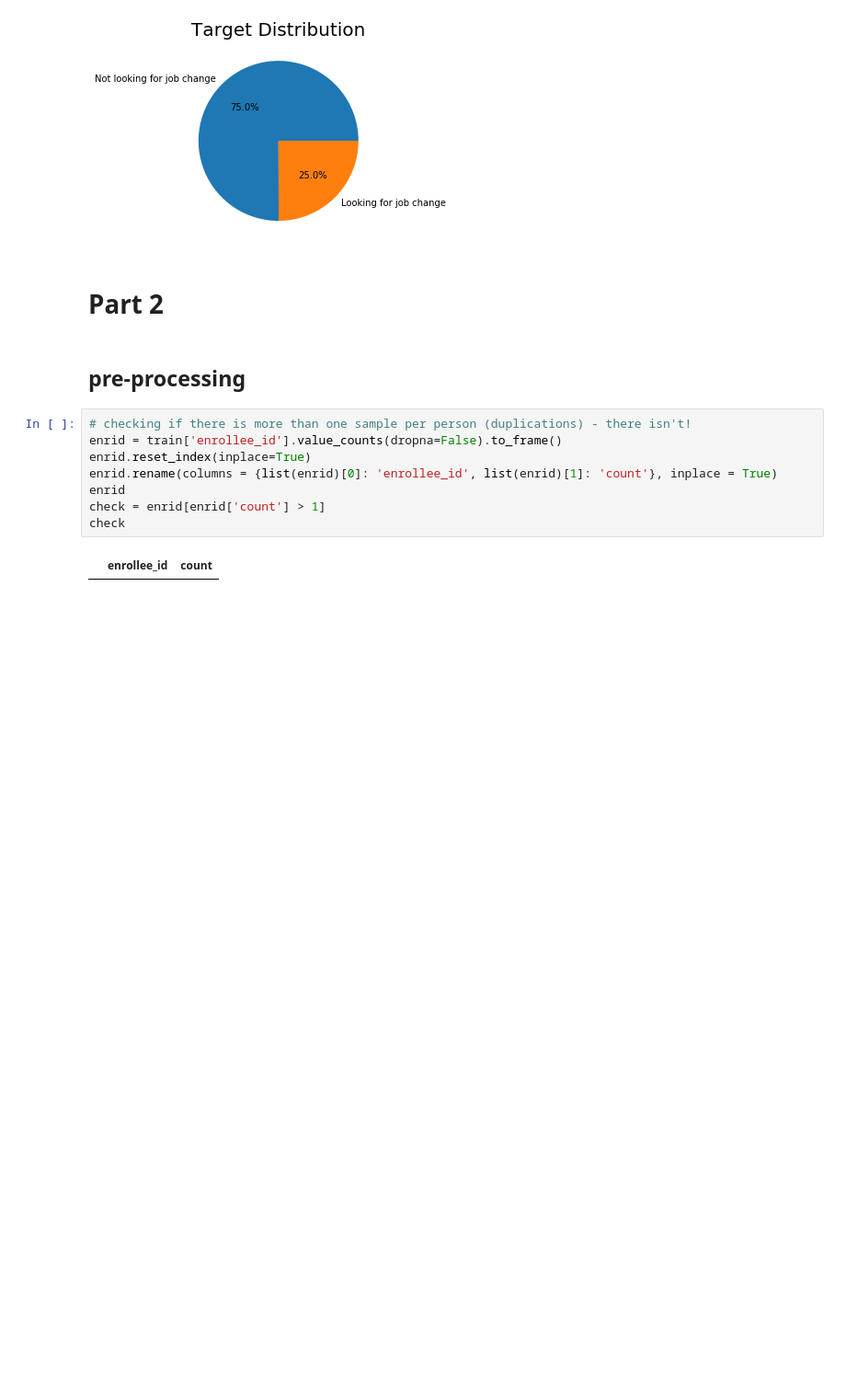
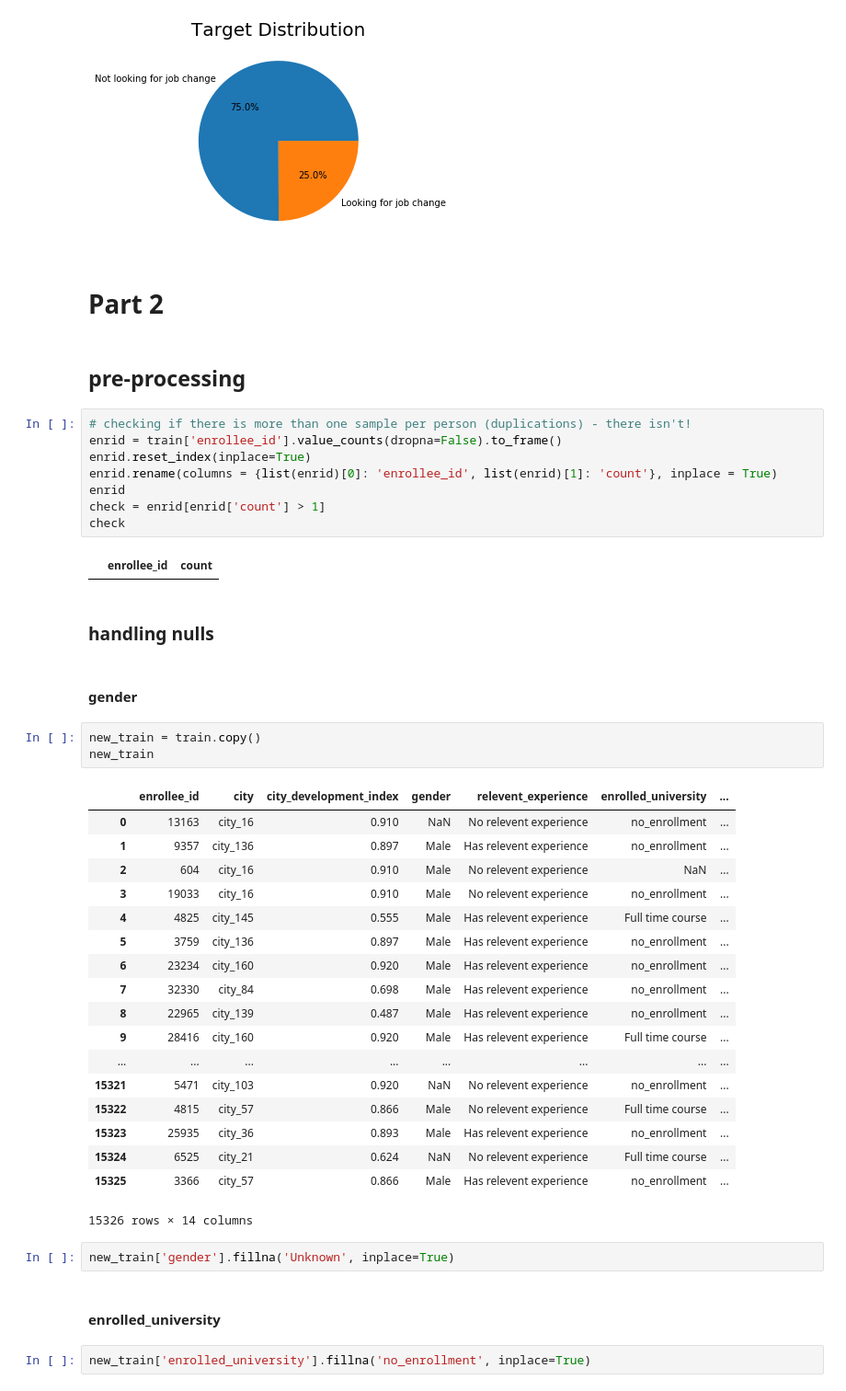
Before and after one commit to miritzk/ML_course, a Jupyter notebook: ML_Analysis.ipynb, the cells around one changed output. Shown at 92% size. Cells and saved outputs as stored; diff of their text form; blank space fills up the shorter version.

```diff
--- a/ML_Analysis.ipynb
+++ b/ML_Analysis.ipynb
@@ -639,3 +639,35 @@ check = enrid[enrid['count'] > 1]
 check
 # %% [output]
 |  | enrollee_id | count |
+# %% [markdown]
+### handling nulls
+# %% [markdown]
+#### gender
+# %%
+new_train = train.copy()
+new_train
+# %% [output]
+|  | enrollee_id | city | city_development_index | gender | relevent_experience | enrolled_university | ... |
+| 0 | 13163 | city_16 | 0.910 | NaN | No relevent experience | no_enrollment | ... |
+| 1 | 9357 | city_136 | 0.897 | Male | Has relevent experience | no_enrollment | ... |
+| 2 | 604 | city_16 | 0.910 | Male | No relevent experience | NaN | ... |
+| 3 | 19033 | city_16 | 0.910 | Male | No relevent experience | no_enrollment | ... |
+| 4 | 4825 | city_145 | 0.555 | Male | Has relevent experience | Full time course | ... |
+| 5 | 3759 | city_136 | 0.897 | Male | Has relevent experience | no_enrollment | ... |
+| 6 | 23234 | city_160 | 0.920 | Male | Has relevent experience | no_enrollment | ... |
+| 7 | 32330 | city_84 | 0.698 | Male | Has relevent experience | no_enrollment | ... |
+| 8 | 22965 | city_139 | 0.487 | Male | Has relevent experience | no_enrollment | ... |
+| 9 | 28416 | city_160 | 0.920 | Male | Has relevent experience | Full time course | ... |
+| ... | ... | ... | ... | ... | ... | ... | ... |
+| 15321 | 5471 | city_103 | 0.920 | NaN | No relevent experience | no_enrollment | ... |
+| 15322 | 4815 | city_57 | 0.866 | Male | No relevent experience | Full time course | ... |
+| 15323 | 25935 | city_36 | 0.893 | Male | Has relevent experience | no_enrollment | ... |
+| 15324 | 6525 | city_21 | 0.624 | NaN | No relevent experience | Full time course | ... |
+| 15325 | 3366 | city_57 | 0.866 | Male | Has relevent experience | no_enrollment | ... |
+15326 rows × 14 columns
+# %%
+new_train['gender'].fillna('Unknown', inplace=True)
+# %% [markdown]
+#### enrolled_university
+# %%
+new_train['enrolled_university'].fillna('no_enrollment', inplace=True)
```
Also changed, not shown: parts of 26 cells of this notebook.
